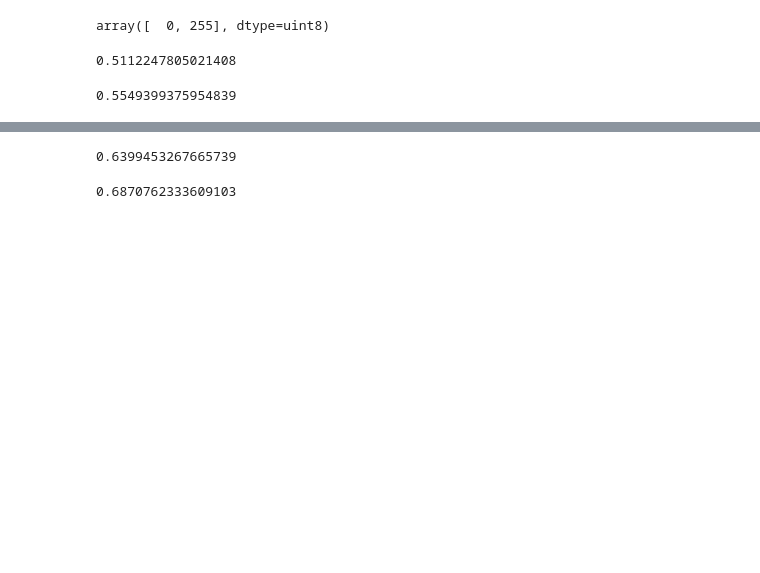
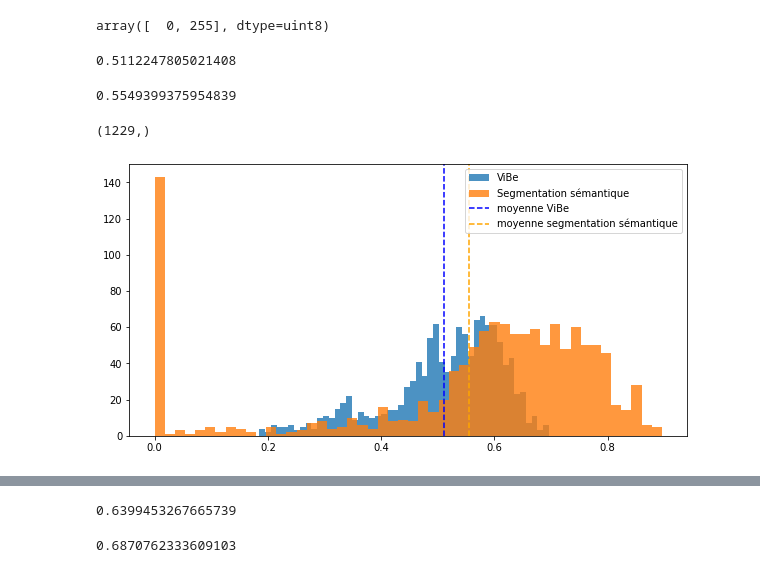
Before and after one commit to GuillaumeGirouard/INF6804, a Jupyter notebook: TP2/tp2.ipynb, the cells around one changed output, grey strips where cells are left out. Drawn from its saved outputs; the diff is of its cells as text; code cells hidden in the pictures; blank space fills up the shorter version.

```diff
--- a/TP2/tp2.ipynb
+++ b/TP2/tp2.ipynb
@@ -1893,3 +1920,17 @@ np.mean(jaccard_coeff_vibe)
 np.mean(jaccard_coeff_sem_seg)
 # %% [output]
 0.5549399375954839
+# %%
+np.shape(np.unique(jaccard_coeff_vibe))
+# %% [output]
+(1229,)
+# %%
+plt.figure(figsize=(10,5))
+plt.hist(jaccard_coeff_vibe,bins=50,alpha=0.8,label="ViBe")
+plt.hist(jaccard_coeff_sem_seg,bins=50,alpha=0.8,label="Segmentation sémantique")
+plt.axvline(np.mean(jaccard_coeff_vibe), color="blue", ls="--",label="moyenne ViBe")
+plt.axvline(np.mean(jaccard_coeff_sem_seg), color="orange", ls="--",label="moyenne segmentation sémantique")
+plt.legend()
+plt.show()
+# %% [output]
+[figure, added]
```
Also changed, not shown: parts of 24 cells of this notebook.
